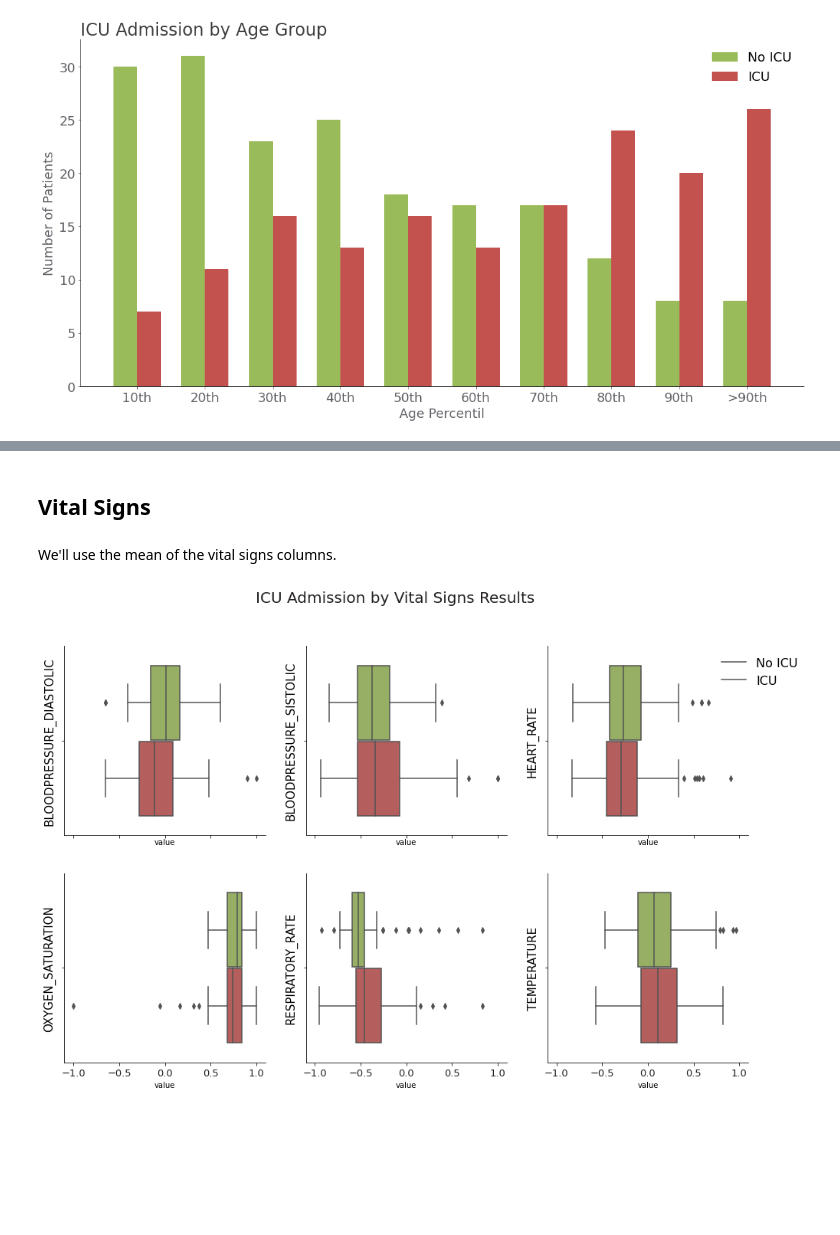
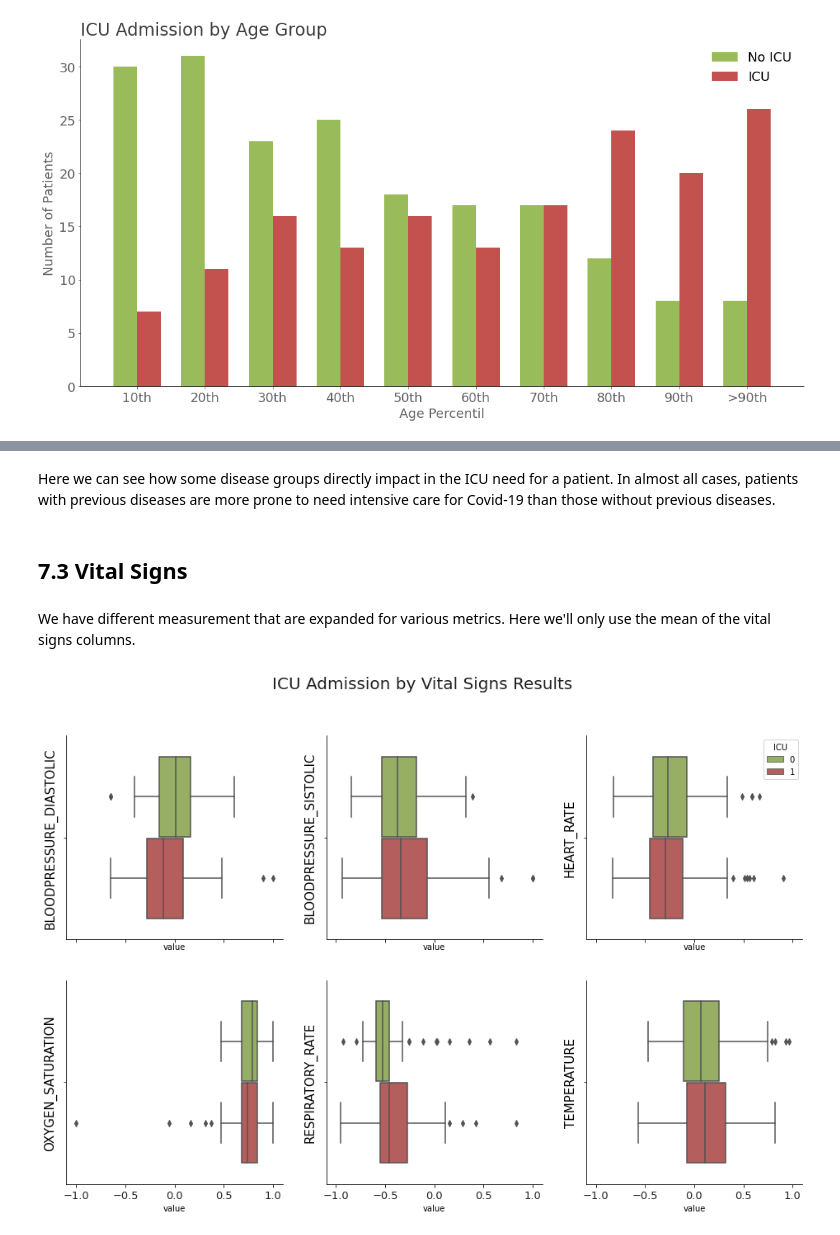
Before and after one commit to diascarolina/project-icu-prediction, a Jupyter notebook: notebooks/01_data_cleaning_and_analysis.ipynb, the cells around one changed output, grey strips where cells are left out. Cells and saved outputs as stored; diff of their text form; code cells hidden in the pictures; blank space fills up the shorter version.

```diff
--- a/notebooks/01_data_cleaning_and_analysis.ipynb
+++ b/notebooks/01_data_cleaning_and_analysis.ipynb
@@ -741,33 +819,36 @@ plt.show()
 [figure]
+# %% [markdown]
+Here we can see how some disease groups directly impact in the ICU need for a patient. In almost all cases, patients with previous diseases are more prone to need intensive care for Covid-19 than those without previous diseases.
 # %% [markdown]
-## Vital Signs
+<a name="vitals"></a>
+## 7.3 Vital Signs
 # %% [markdown]
-We'll use the mean of the vital signs columns.
+We have different measurement that are expanded for various metrics. Here we'll only use the mean of the vital signs columns.
 # %%
 columns = ['BLOODPRESSURE_DIASTOLIC_MEAN', 'BLOODPRESSURE_SISTOLIC_MEAN',
             'HEART_RATE_MEAN', 'OXYGEN_SATURATION_MEAN',
             'RESPIRATORY_RATE_MEAN', 'TEMPERATURE_MEAN', 'ICU']
 
 ax = [0, 1, 2, 3, 4, 5]
 fig, ((ax[0], ax[1], ax[2]), (ax[3], ax[4], ax[5])) = plt.subplots(nrows = 2,
                                                                    ncols = 3,
                                                                    sharex = True,
                                                                    figsize = (16, 10))
 
 for i in [0, 1, 2, 3, 4, 5]:
     column = columns[i]
     temp = final_data.reset_index()[[column, 'ICU']]
     mdf = pd.melt(temp, id_vars = ['ICU'], var_name = [column[:-5]])
     sns.boxplot(x = 'value', y = column[:-5], hue = 'ICU', data = mdf, palette = color, ax = ax[i])
     ax[i].set_yticklabels([])
     ax[i].set_ylabel(column[:-5], fontsize = 15)
-    ax[i].legend([],[], frameon = False)
+    if i != 2:
+        ax[i].legend([],[], frameon = False)
     for j in ax[i].get_xticklabels():
         j.set_fontsize(13)
         j.set_color(GRAY1)
 sns.despine()
 plt.suptitle('ICU Admission by Vital Signs Results', fontsize = 20, color = GRAY1)
-ax[2].legend(['No ICU', 'ICU'], fontsize = 16, frameon = False, loc = 'upper right', bbox_to_anchor = (1.3, 1.0))
 plt.show()
 # %% [output]
-[figure, old version]
+[figure, new version]
```
Also changed, not shown: parts of 35 cells of this notebook.
